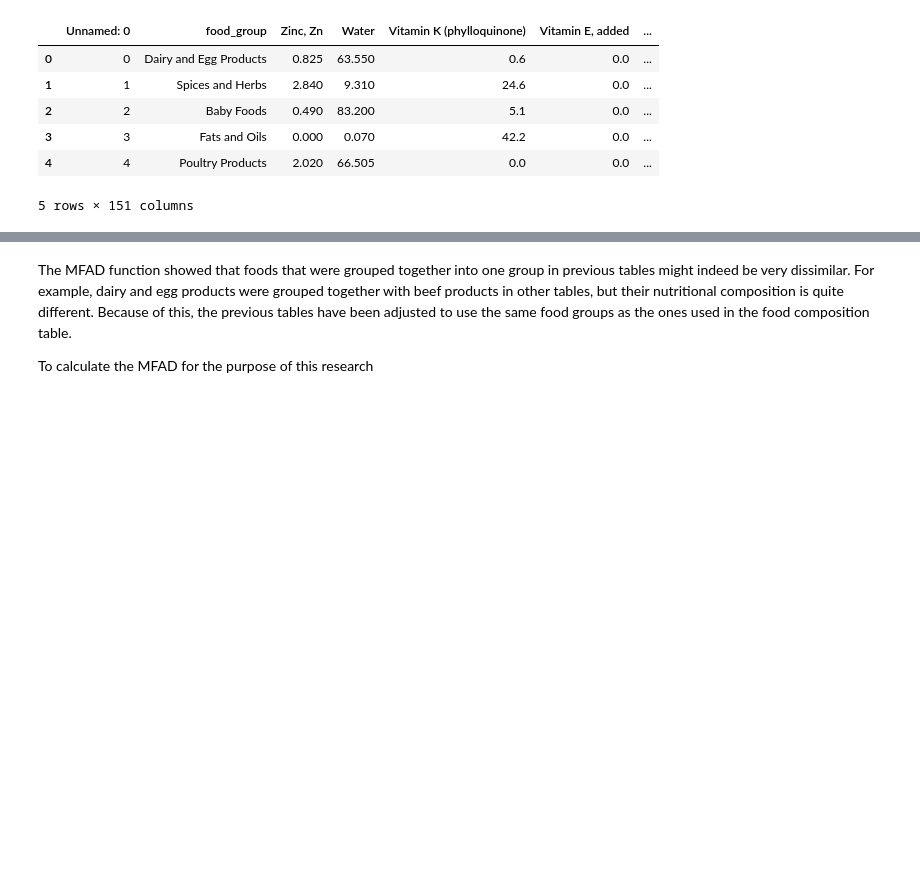
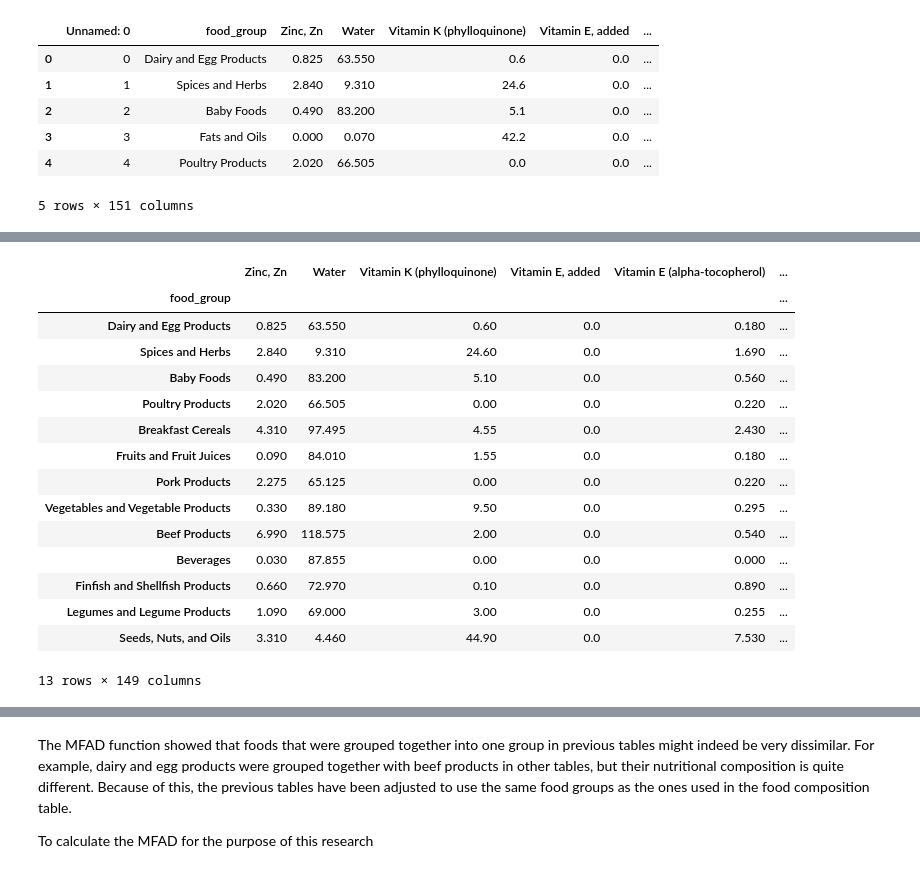
Before and after one commit to DavidMbelwa/thesis, a Jupyter notebook: Materials_and_methods.ipynb, the cells around one changed output, grey strips where cells are left out. Saved outputs shown, nothing was run; the diff lists cells and outputs as text; code cells hidden in the pictures; blank space fills up the shorter version.

```diff
--- a/Materials_and_methods.ipynb
+++ b/Materials_and_methods.ipynb
@@ -1627,0 +1681,38 @@ meat_and_eggs = nutrition_table.loc[['Dairy and Egg Products',
+# %%
+# Combining Food groups in the Composition Table to reflect the ones in the Intake table
+nutrition_table
+
+nutrition_table.loc["Beef Products"] = nutrition_table.loc["Beef Products"] + \
+                                       nutrition_table.loc["Sausages and Luncheon Meats"]
+
+nutrition_table.loc["Seeds, Nuts, and Oils"] = nutrition_table.loc["Nut and Seed Products"] + \
+                                    nutrition_table.loc["Fats and Oils"]
+
+nutrition_table.loc["Breakfast Cereals"] = nutrition_table.loc["Breakfast Cereals"] + \
+                                           nutrition_table.loc["Soups, Sauces, and Gravies"] + \
+                                           nutrition_table.loc["Snacks"]
+
+nutrition_table = nutrition_table.drop(["Sausages and Luncheon Meats",
+                                        "Fats and Oils",
+                                        "Soups, Sauces, and Gravies",
+                                        "Snacks",
+                                        "Nut and Seed Products"])
+
+nutrition_table
+# %% [output]
+|  | Zinc, Zn | Water | Vitamin K (phylloquinone) | Vitamin E, added | Vitamin E (alpha-tocopherol) | ... |
+| food_group |  |  |  |  |  | ... |
+| Dairy and Egg Products | 0.825 | 63.550 | 0.60 | 0.0 | 0.180 | ... |
+| Spices and Herbs | 2.840 | 9.310 | 24.60 | 0.0 | 1.690 | ... |
+| Baby Foods | 0.490 | 83.200 | 5.10 | 0.0 | 0.560 | ... |
+| Poultry Products | 2.020 | 66.505 | 0.00 | 0.0 | 0.220 | ... |
+| Breakfast Cereals | 4.310 | 97.495 | 4.55 | 0.0 | 2.430 | ... |
+| Fruits and Fruit Juices | 0.090 | 84.010 | 1.55 | 0.0 | 0.180 | ... |
+| Pork Products | 2.275 | 65.125 | 0.00 | 0.0 | 0.220 | ... |
+| Vegetables and Vegetable Products | 0.330 | 89.180 | 9.50 | 0.0 | 0.295 | ... |
+| Beef Products | 6.990 | 118.575 | 2.00 | 0.0 | 0.540 | ... |
+| Beverages | 0.030 | 87.855 | 0.00 | 0.0 | 0.000 | ... |
+| Finfish and Shellfish Products | 0.660 | 72.970 | 0.10 | 0.0 | 0.890 | ... |
+| Legumes and Legume Products | 1.090 | 69.000 | 3.00 | 0.0 | 0.255 | ... |
+| Seeds, Nuts, and Oils | 3.310 | 4.460 | 44.90 | 0.0 | 7.530 | ... |
+13 rows × 149 columns
```
Also changed, not shown: parts of 12 cells of this notebook, 9 other files.
